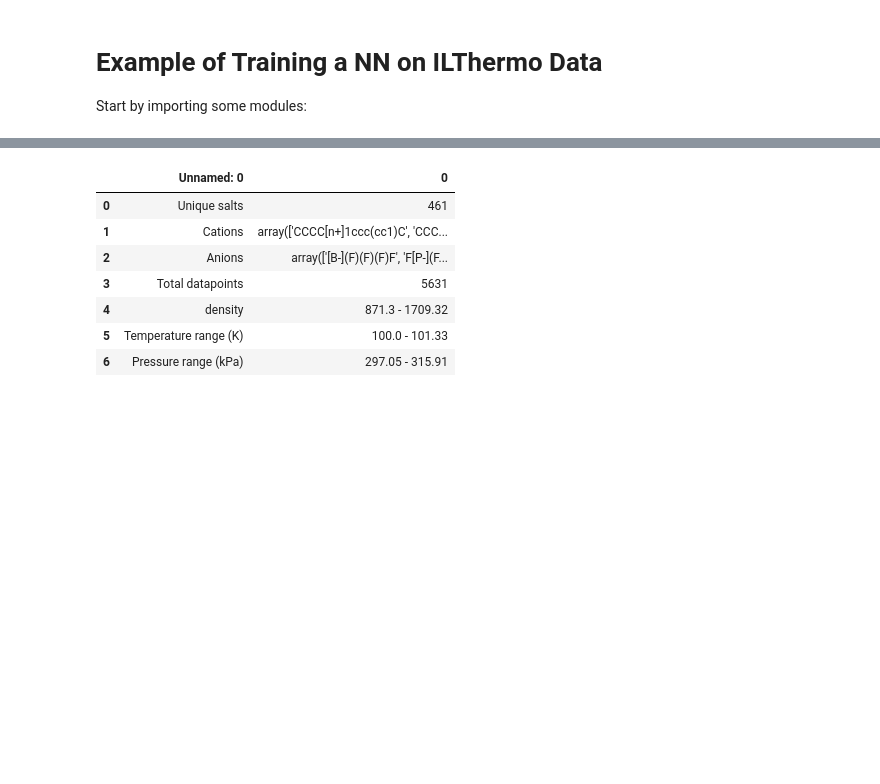
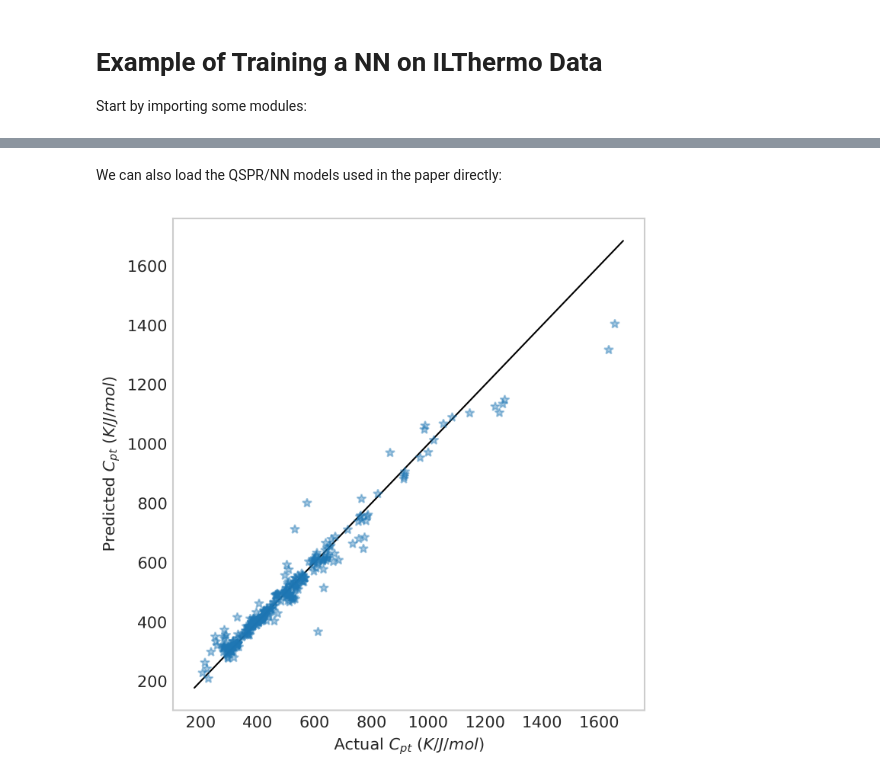
Before and after one commit to wesleybeckner/adaptive_learning_salts, a Jupyter notebook: notebooks/qspr_nn_development.ipynb, the cells around one changed output, grey strips where cells are left out. Drawn from its saved outputs; the diff is of its cells as text; code cells hidden in the pictures; blank space fills up the shorter version.

```diff
--- a/notebooks/qspr_nn_development.ipynb
+++ b/notebooks/qspr_nn_development.ipynb
@@ -140,12 +86,2 @@ pd.read_csv("../salty/data/density_desc.csv")
-# %%
-import pandas as pd
-pd.read_csv("../salty/data/density_summ.csv")
-# %% [output]
-|  | Unnamed: 0 | 0 |
-| 0 | Unique salts | 461 |
-| 1 | Cations | array(['CCCC[n+]1ccc(cc1)C', 'CCC... |
-| 2 | Anions | array(['[B-](F)(F)(F)F', 'F[P-](F... |
-| 3 | Total datapoints | 5631 |
-| 4 | density | 871.3 - 1709.32 |
-| 5 | Temperature range (K) | 100.0 - 101.33 |
-| 6 | Pressure range (kPa) | 297.05 - 315.91 |
+# %% [markdown]
+We can also load the QSPR/NN models used in the paper directly:
@@ -151,0 +120,24 @@ pd.read_csv("../salty/data/density_summ.csv")
+# %%
+model_ID = ['density', 'cpt']
+parent_candidates, anion_candidates, models, deslists, summary = load_salty_models(model_ID)
+# %%
+X=X_test
+Y=Y_test
+with plt.style.context('seaborn-whitegrid'):
+    fig=plt.figure(figsize=(5,5), dpi=300)
+    ax=fig.add_subplot(111)
+    minval = np.min([np.exp(models[1].predict(X)[:]), np.exp(Y)[:]])
+    maxval = np.max([np.exp(models[1].predict(X)[:]), np.exp(Y)[:]])
+    buffer = (maxval - minval) / 100 * 2
+    minval = minval - buffer
+    maxval = maxval + buffer
+    ax.plot([minval, maxval], [minval, maxval], linestyle="-",
+            label=None, c="black", linewidth=1)
+    ax.plot(np.exp(Y)[:],np.exp(models[1].predict(X))[:],\
+            marker="*",linestyle="",alpha=0.4)
+    ax.set_ylabel("Predicted $C_{pt}$ $(K/J/mol)$")
+    ax.set_xlabel("Actual $C_{pt}$ $(K/J/mol)$")
+    ax.grid()
+    plt.tight_layout()
+# %% [output]
+[figure, added]
```
Also changed, not shown: parts of 15 cells of this notebook, 1 other file.
